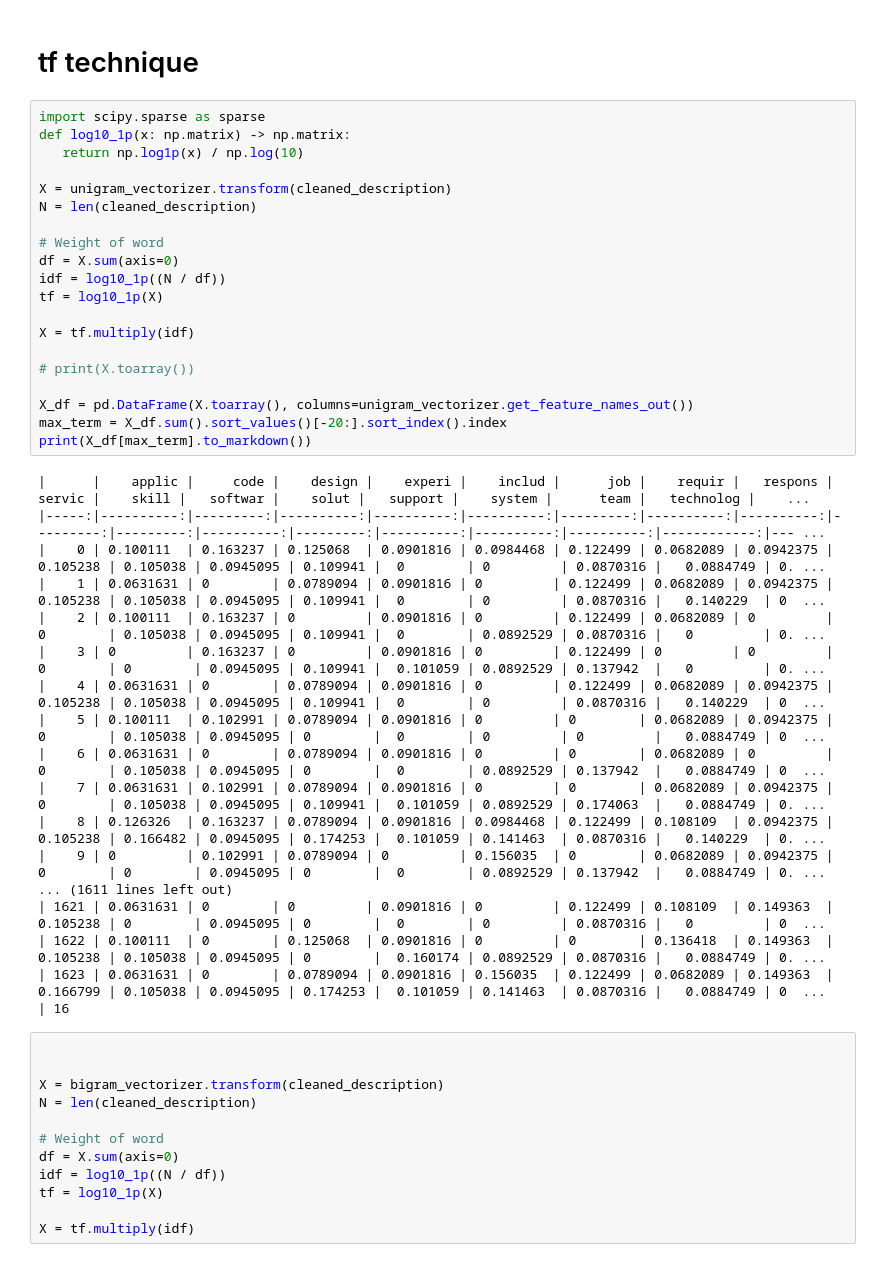
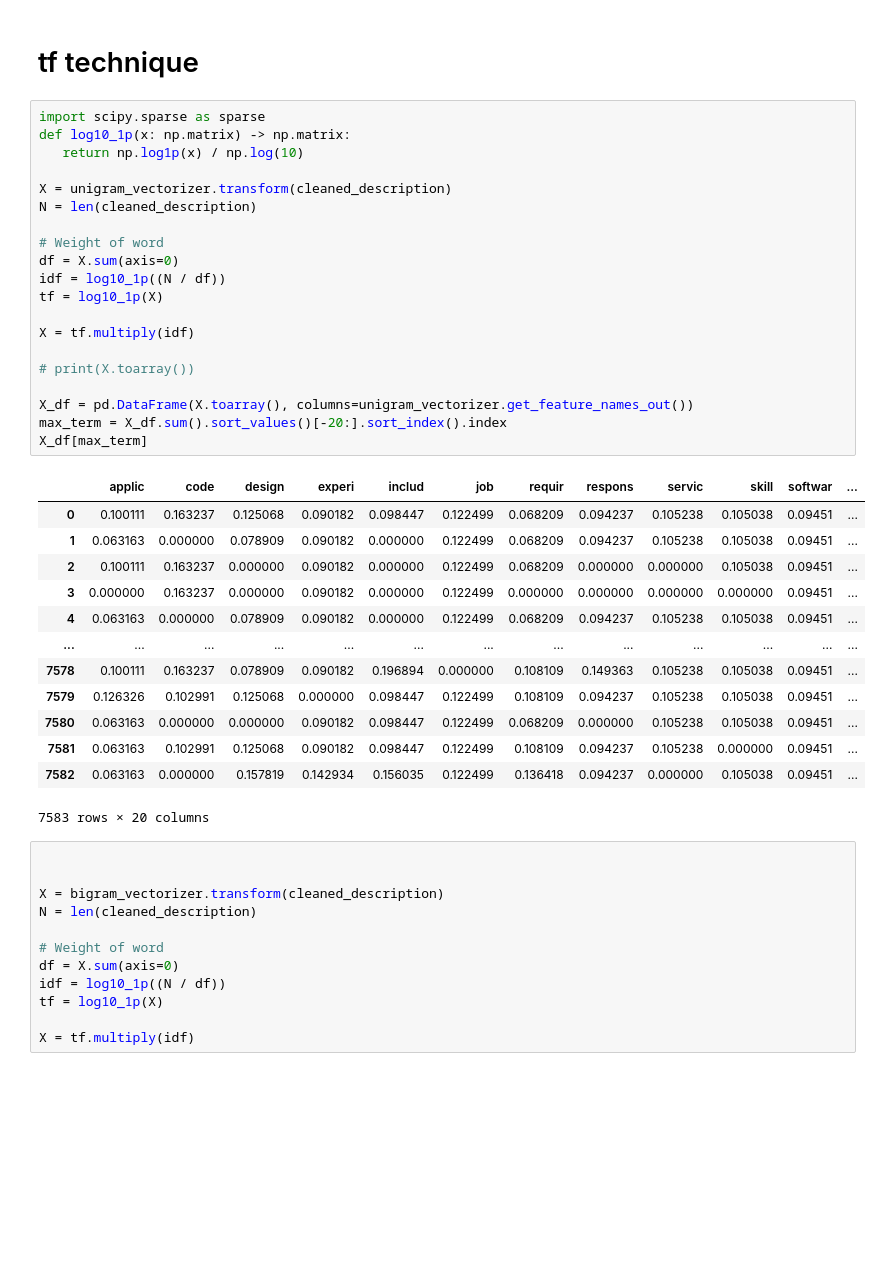
Before and after one commit to h0shizaki/SE481-module-3, a Jupyter notebook: task1.ipynb, the cells around one changed output. Drawn from its saved outputs; the diff is of its cells as text; blank space fills up the shorter version.

```diff
--- a/task1.ipynb
+++ b/task1.ipynb
@@ -120,41 +120,37 @@ Y_df
 # %%
 import scipy.sparse as sparse
 def log10_1p(x: np.matrix) -> np.matrix:
    return np.log1p(x) / np.log(10)
 
 X = unigram_vectorizer.transform(cleaned_description)
 N = len(cleaned_description)
 
 # Weight of word
 df = X.sum(axis=0)
 idf = log10_1p((N / df))
 tf = log10_1p(X)
 
 X = tf.multiply(idf)
 
 # print(X.toarray())
 
 X_df = pd.DataFrame(X.toarray(), columns=unigram_vectorizer.get_feature_names_out())
 max_term = X_df.sum().sort_values()[-20:].sort_index().index
-print(X_df[max_term].to_markdown())
+X_df[max_term]
 # %% [output]
+|  | applic | code | design | experi | includ | job | requir | respons | servic | skill | softwar | ... |
+| 0 | 0.100111 | 0.163237 | 0.125068 | 0.090182 | 0.098447 | 0.122499 | 0.068209 | 0.094237 | 0.105238 | 0.105038 | 0.09451 | ... |
+| 1 | 0.063163 | 0.000000 | 0.078909 | 0.090182 | 0.000000 | 0.122499 | 0.068209 | 0.094237 | 0.105238 | 0.105038 | 0.09451 | ... |
+| 2 | 0.100111 | 0.163237 | 0.000000 | 0.090182 | 0.000000 | 0.122499 | 0.068209 | 0.000000 | 0.000000 | 0.105038 | 0.09451 | ... |
+| 3 | 0.000000 | 0.163237 | 0.000000 | 0.090182 | 0.000000 | 0.122499 | 0.000000 | 0.000000 | 0.000000 | 0.000000 | 0.09451 | ... |
+| 4 | 0.063163 | 0.000000 | 0.078909 | 0.090182 | 0.000000 | 0.122499 | 0.068209 | 0.094237 | 0.105238 | 0.105038 | 0.09451 | ... |
+| ... | ... | ... | ... | ... | ... | ... | ... | ... | ... | ... | ... | ... |
+| 7578 | 0.100111 | 0.163237 | 0.078909 | 0.090182 | 0.196894 | 0.000000 | 0.108109 | 0.149363 | 0.105238 | 0.105038 | 0.09451 | ... |
+| 7579 | 0.126326 | 0.102991 | 0.125068 | 0.000000 | 0.098447 | 0.122499 | 0.108109 | 0.094237 | 0.105238 | 0.105038 | 0.09451 | ... |
+| 7580 | 0.063163 | 0.000000 | 0.000000 | 0.090182 | 0.098447 | 0.122499 | 0.068209 | 0.000000 | 0.105238 | 0.105038 | 0.09451 | ... |
+| 7581 | 0.063163 | 0.102991 | 0.125068 | 0.090182 | 0.098447 | 0.122499 | 0.108109 | 0.094237 | 0.105238 | 0.000000 | 0.09451 | ... |
+| 7582 | 0.063163 | 0.000000 | 0.157819 | 0.142934 | 0.156035 | 0.122499 | 0.136418 | 0.094237 | 0.000000 | 0.105038 | 0.09451 | ... |
-|      |    applic |     code |    design |    experi |    includ |      job |    requir |   respons |   servic |    skill |   softwar |    solut |   support |    system |      team |   technolog |    ...
-|-----:|----------:|---------:|----------:|----------:|----------:|---------:|----------:|----------:|---------:|---------:|----------:|---------:|----------:|----------:|----------:|------------:|--- ...
-|    0 | 0.100111  | 0.163237 | 0.125068  | 0.0901816 | 0.0984468 | 0.122499 | 0.0682089 | 0.0942375 | 0.105238 | 0.105038 | 0.0945095 | 0.109941 |  0        | 0         | 0.0870316 |   0.0884749 | 0. ...
-|    1 | 0.0631631 | 0        | 0.0789094 | 0.0901816 | 0         | 0.122499 | 0.0682089 | 0.0942375 | 0.105238 | 0.105038 | 0.0945095 | 0.109941 |  0        | 0         | 0.0870316 |   0.140229  | 0  ...
-|    2 | 0.100111  | 0.163237 | 0         | 0.0901816 | 0         | 0.122499 | 0.0682089 | 0         | 0        | 0.105038 | 0.0945095 | 0.109941 |  0        | 0.0892529 | 0.0870316 |   0         | 0. ...
-|    3 | 0         | 0.163237 | 0         | 0.0901816 | 0         | 0.122499 | 0         | 0         | 0        | 0        | 0.0945095 | 0.109941 |  0.101059 | 0.0892529 | 0.137942  |   0         | 0. ...
-|    4 | 0.0631631 | 0        | 0.0789094 | 0.0901816 | 0         | 0.122499 | 0.0682089 | 0.0942375 | 0.105238 | 0.105038 | 0.0945095 | 0.109941 |  0        | 0         | 0.0870316 |   0.140229  | 0  ...
-|    5 | 0.100111  | 0.102991 | 0.0789094 | 0.0901816 | 0         | 0        | 0.0682089 | 0.0942375 | 0        | 0.105038 | 0.0945095 | 0        |  0        | 0         | 0         |   0.0884749 | 0  ...
-|    6 | 0.0631631 | 0        | 0.0789094 | 0.0901816 | 0         | 0        | 0.0682089 | 0         | 0        | 0.105038 | 0.0945095 | 0        |  0        | 0.0892529 | 0.137942  |   0.0884749 | 0  ...
-|    7 | 0.0631631 | 0.102991 | 0.0789094 | 0.0901816 | 0         | 0        | 0.0682089 | 0.0942375 | 0        | 0.105038 | 0.0945095 | 0.109941 |  0.101059 | 0.0892529 | 0.174063  |   0.0884749 | 0. ...
-|    8 | 0.126326  | 0.163237 | 0.0789094 | 0.0901816 | 0.0984468 | 0.122499 | 0.108109  | 0.0942375 | 0.105238 | 0.166482 | 0.0945095 | 0.174253 |  0.101059 | 0.141463  | 0.0870316 |   0.140229  | 0. ...
-|    9 | 0         | 0.102991 | 0.0789094 | 0         | 0.156035  | 0        | 0.0682089 | 0.0942375 | 0        | 0        | 0.0945095 | 0        |  0        | 0.0892529 | 0.137942  |   0.0884749 | 0. ...
-... (1611 lines left out)
-| 1621 | 0.0631631 | 0        | 0         | 0.0901816 | 0         | 0.122499 | 0.108109  | 0.149363  | 0.105238 | 0        | 0.0945095 | 0        |  0        | 0         | 0.0870316 |   0         | 0  ...
-| 1622 | 0.100111  | 0        | 0.125068  | 0.0901816 | 0         | 0        | 0.136418  | 0.149363  | 0.105238 | 0.105038 | 0.0945095 | 0        |  0.160174 | 0.0892529 | 0.0870316 |   0.0884749 | 0. ...
-| 1623 | 0.0631631 | 0        | 0.0789094 | 0.0901816 | 0.156035  | 0.122499 | 0.0682089 | 0.149363  | 0.166799 | 0.105038 | 0.0945095 | 0.174253 |  0.101059 | 0.141463  | 0.0870316 |   0.0884749 | 0  ...
-| 16
+7583 rows × 20 columns
 # %%
 
 
```
Also changed, not shown: parts of 2 cells of this notebook.
